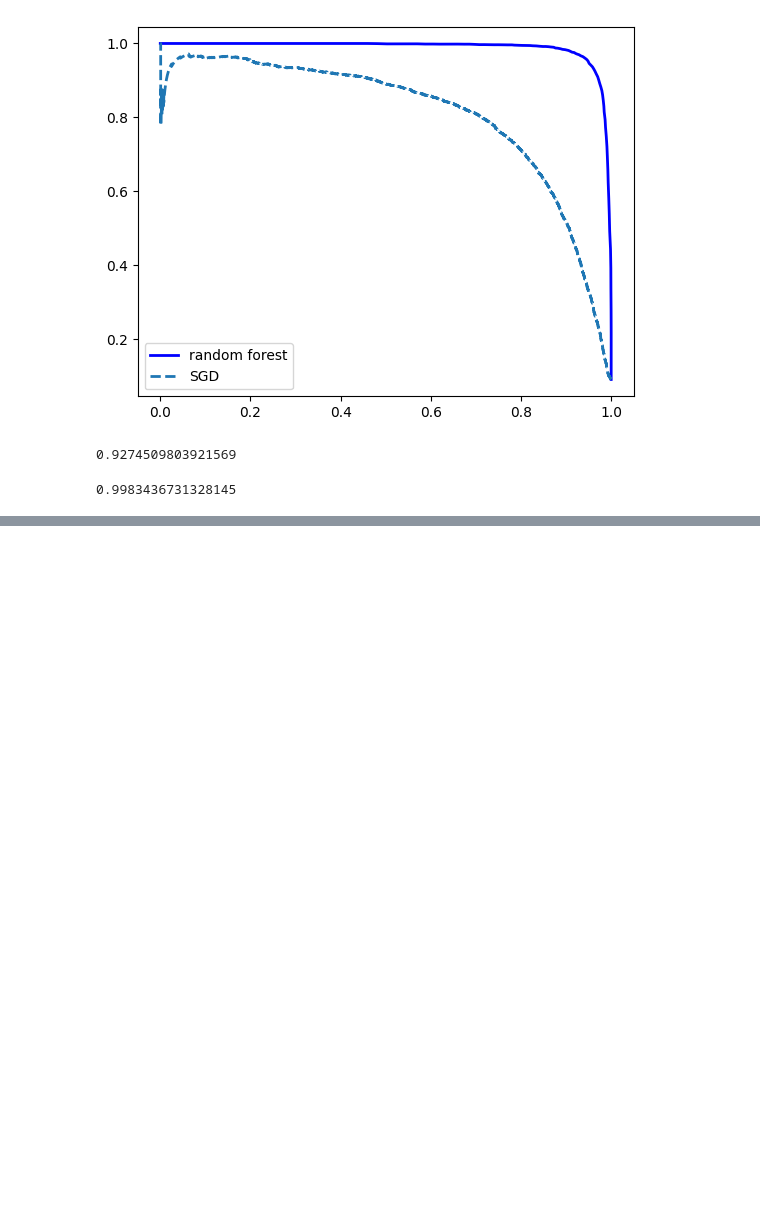
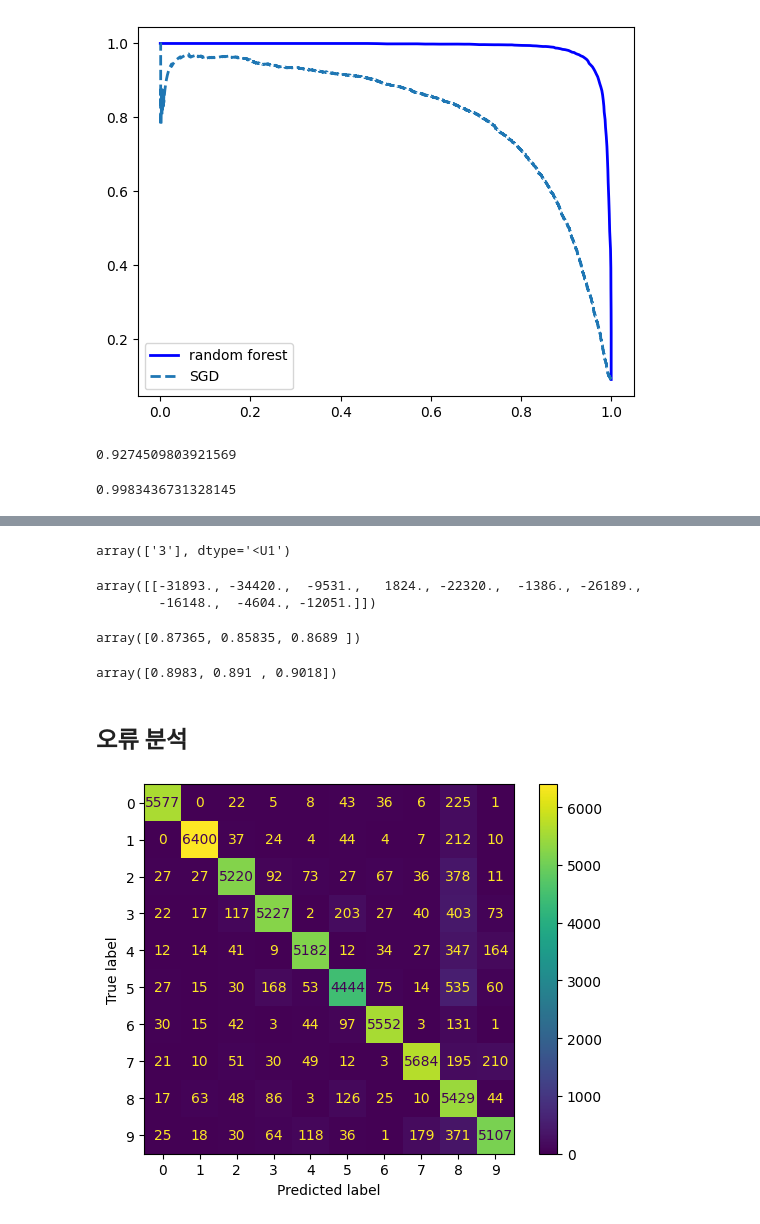
Before and after one commit to Hyun3246/Warehouse, a Jupyter notebook: Hands-On ML/Chapter 3/MNIST_Classification.ipynb, the cells around one changed output, grey strips where cells are left out. Cells and saved outputs as stored; diff of their text form; code cells hidden in the pictures; blank space fills up the shorter version.

```diff
--- a/Hands-On ML/Chapter 3/MNIST_Classification.ipynb
+++ b/Hands-On ML/Chapter 3/MNIST_Classification.ipynb
@@ -236,0 +281,34 @@ roc_auc_score(y_train_5, y_scores_forest)
+# %%
+# 다중 분류 데이터셋에서 훈련
+sgd_clf = SGDClassifier(random_state=42)
+sgd_clf.fit(X_train, y_train)
+sgd_clf.predict([some_digit])
+# %% [output]
+array(['3'], dtype='<U1')
+# %%
+sgd_clf.decision_function([some_digit]).round()
+# %% [output]
+array([[-31893., -34420.,  -9531.,   1824., -22320.,  -1386., -26189.,
+        -16148.,  -4604., -12051.]])
+# %%
+cross_val_score(sgd_clf, X_train, y_train, cv=3, scoring='accuracy')
+# %% [output]
+array([0.87365, 0.85835, 0.8689 ])
+# %%
+# 입력의 스케일 조정해서 정확도 높이기
+from sklearn.preprocessing import StandardScaler
+scaler = StandardScaler()
+X_train_scaled = scaler.fit_transform(X_train.astype("float64"))
+cross_val_score(sgd_clf, X_train_scaled, y_train, cv=3, scoring='accuracy')
+# %% [output]
+array([0.8983, 0.891 , 0.9018])
+# %% [markdown]
+## 오류 분석
+# %%
+# 오차 행렬을 컬러 그래프로 나타내기
+from sklearn.metrics import ConfusionMatrixDisplay
+y_train_pred = cross_val_predict(sgd_clf, X_train_scaled, y_train, cv=3)
+ConfusionMatrixDisplay.from_predictions(y_train, y_train_pred)
+plt.show()
+# %% [output]
+[figure, added]
```
Also changed, not shown: parts of 25 cells of this notebook.
